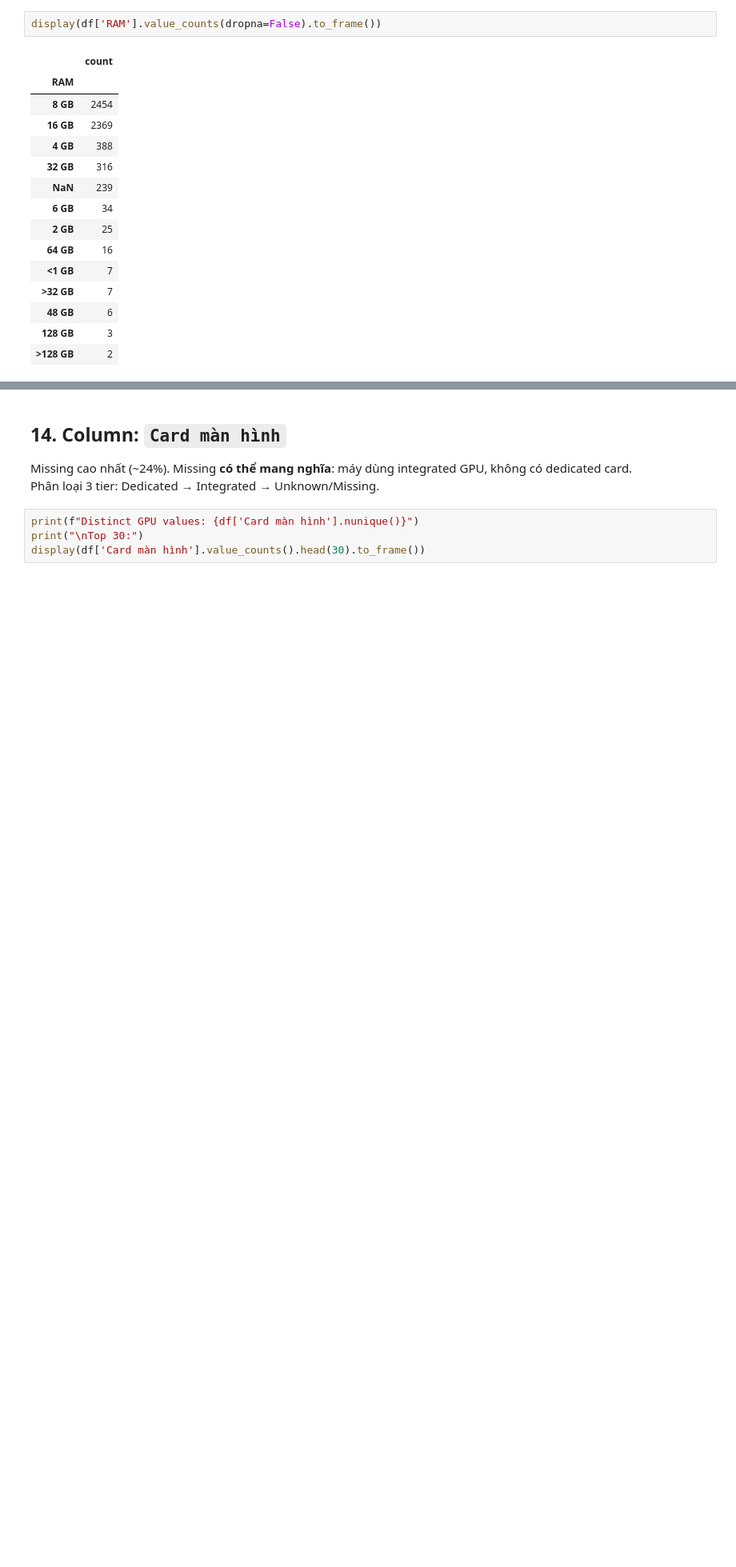
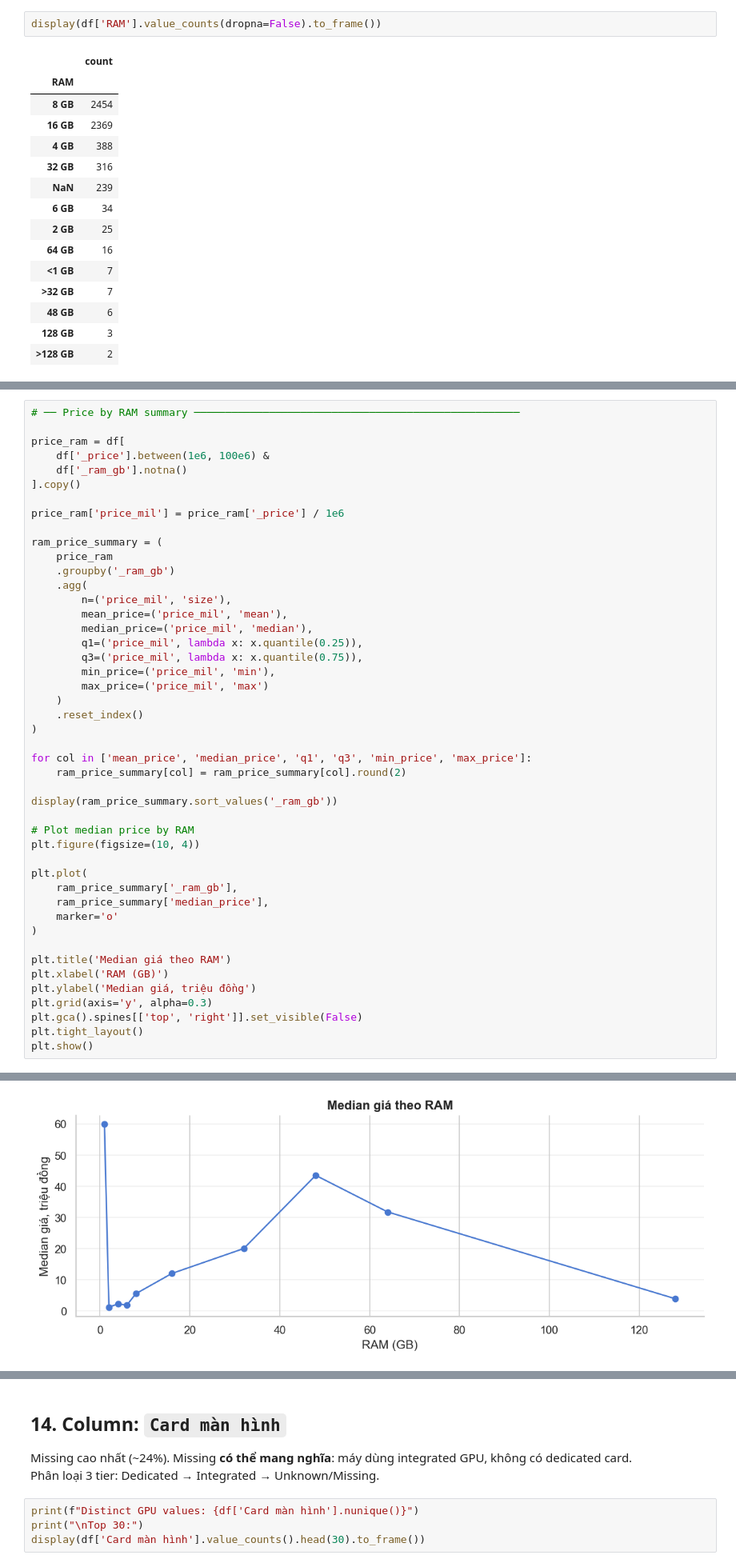
Before and after one commit to thisYui/Laptop-Price-Prediction, a Jupyter notebook: notebooks/data/01a_chotot_inspection.ipynb, the cells around one changed output, grey strips where cells are left out. Shown at 80% size. Cells and saved outputs as stored; diff of their text form; blank space fills up the shorter version.

```diff
--- a/notebooks/data/01a_chotot_inspection.ipynb
+++ b/notebooks/data/01a_chotot_inspection.ipynb
@@ -4106,0 +4141,47 @@ df.drop(columns='ram_gb', inplace=True, errors='ignore')
+# %%
+# ── Price by RAM summary ────────────────────────────────────────────────────
+
+price_ram = df[
+    df['_price'].between(1e6, 100e6) &
+    df['_ram_gb'].notna()
+].copy()
+
+price_ram['price_mil'] = price_ram['_price'] / 1e6
+
+ram_price_summary = (
+    price_ram
+    .groupby('_ram_gb')
+    .agg(
+        n=('price_mil', 'size'),
+        mean_price=('price_mil', 'mean'),
+        median_price=('price_mil', 'median'),
+        q1=('price_mil', lambda x: x.quantile(0.25)),
+        q3=('price_mil', lambda x: x.quantile(0.75)),
+        min_price=('price_mil', 'min'),
+        max_price=('price_mil', 'max')
+    )
+    .reset_index()
+)
+
+for col in ['mean_price', 'median_price', 'q1', 'q3', 'min_price', 'max_price']:
+    ram_price_summary[col] = ram_price_summary[col].round(2)
+
+display(ram_price_summary.sort_values('_ram_gb'))
+
+# Plot median price by RAM
+plt.figure(figsize=(10, 4))
+
+plt.plot(
+    ram_price_summary['_ram_gb'],
+    ram_price_summary['median_price'],
+    marker='o'
+)
+
+plt.title('Median giá theo RAM')
+plt.xlabel('RAM (GB)')
+plt.ylabel('Median giá, triệu đồng')
+plt.grid(axis='y', alpha=0.3)
+plt.gca().spines[['top', 'right']].set_visible(False)
+plt.tight_layout()
+plt.show()
+# %% [output]
@@ -4106,0 +4199 @@ df.drop(columns='ram_gb', inplace=True, errors='ignore')
+[figure, added]
```
Also changed, not shown: parts of 66 cells of this notebook.
